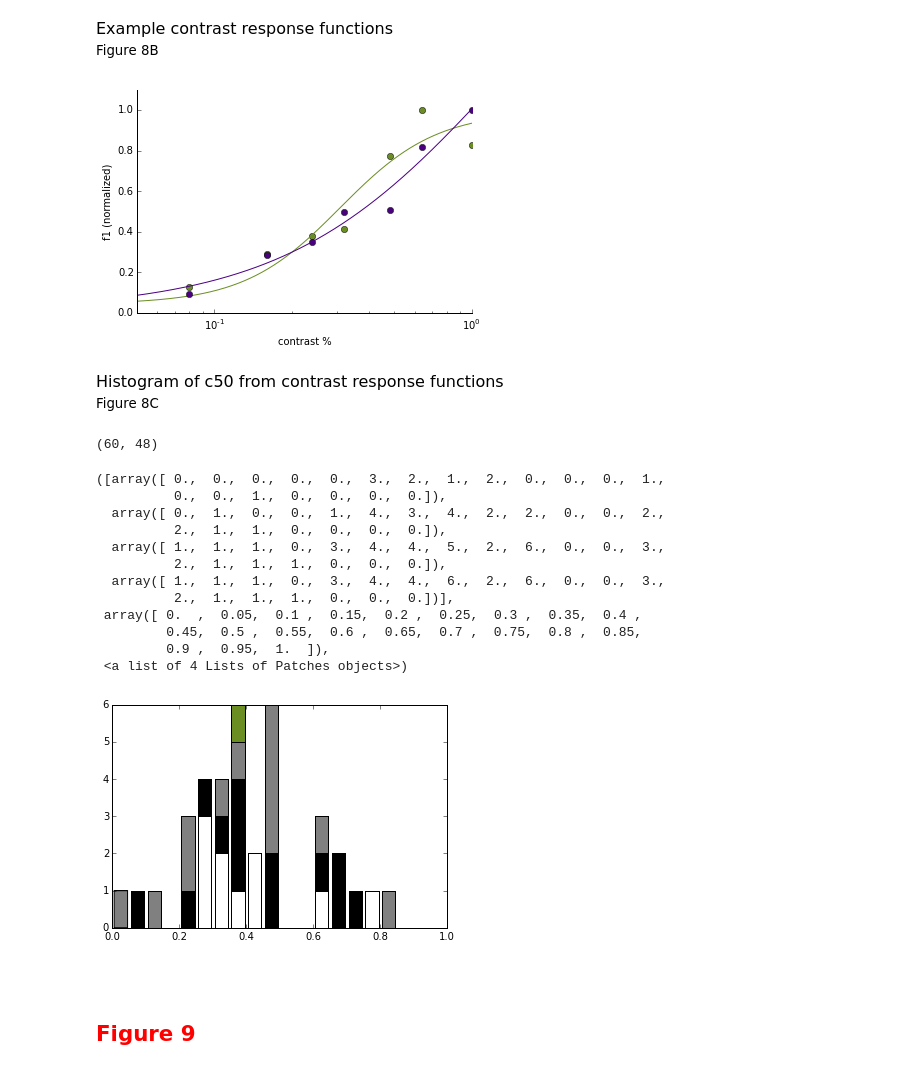
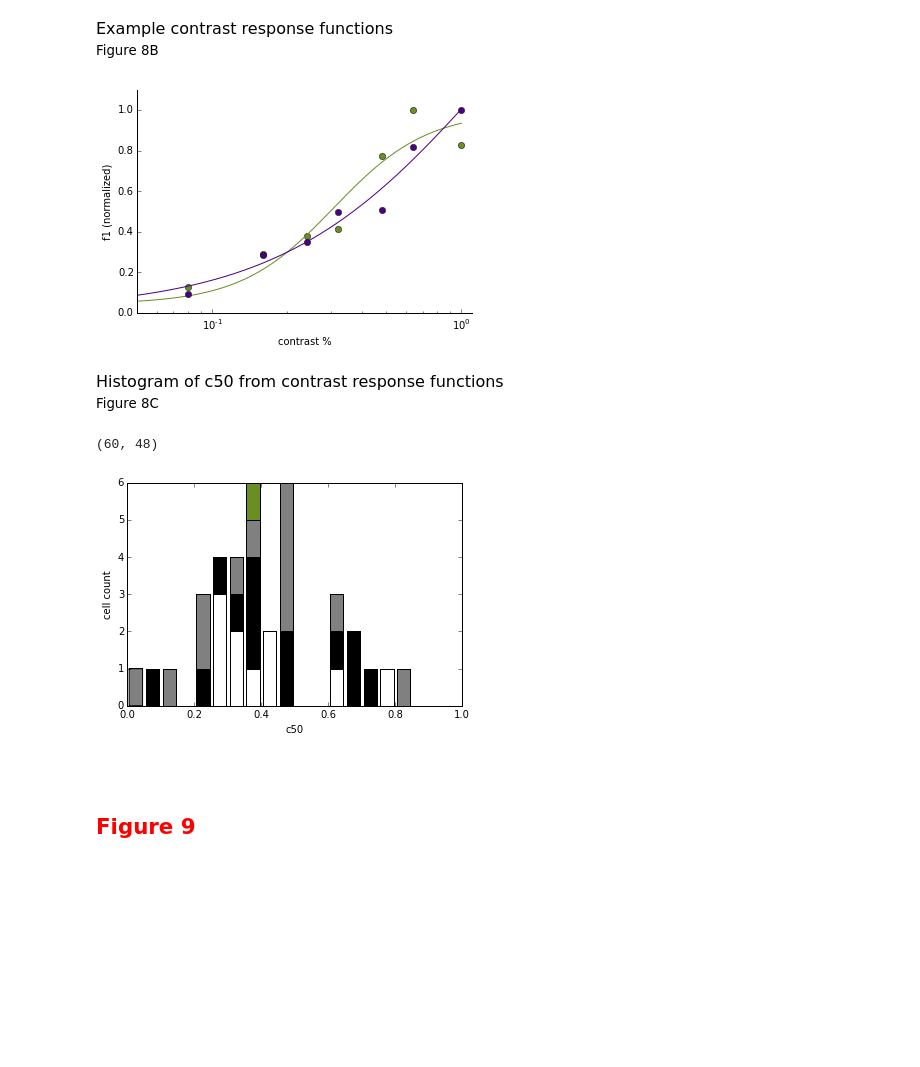
Before and after one commit to danieljdenman/mouse_chromatic, a Jupyter notebook: Denman2016_JNeurosci.ipynb, the cells around one changed output. Drawn from its saved outputs; the diff is of its cells as text; code cells hidden in the pictures; blank space fills up the shorter version.

```diff
--- a/Denman2016_JNeurosci.ipynb
+++ b/Denman2016_JNeurosci.ipynb
@@ -1565,38 +1567,31 @@ plt.plot(xp,pxp/np.max(f1s_u),'k-',color=UV,linewidth=1)
 plt.ylim(0,1.1)
 plt.ylabel('f1 (normalized)')
 plt.xlabel('contrast %')
-plt.xscale('log');plt.xlim(0.05,1)
+plt.xscale('log');plt.xlim(0.05,1.1)
 cleanAxes(plt.gca(),leftLabels=True,bottomLabels=True)
+plt.gcf().savefig(os.path.join(path_to_data,'8B.eps'),format='eps')
+plt.gcf().savefig(os.path.join(path_to_data,'8B.tiff'),format='tiff',dpi=300)
 # %% [output]
-[figure, old version]
+[figure, new version]
 # %% [markdown]
 <div style="font-size:12pt;color:#000000">Histogram of c50 from contrast response functions</div>
 <div style="font-size:10pt;color:#000000"> Figure 8C</div>
 # %%
-df2 = df[df.contrast_r2_g > 0.6]
+df2 = df[df.contrast_r2_g > 0.60]
 print df2.shape
 
-plt.hist([df2.contrast_c50_g[df2.exchange_class=='ON'],
+f=plt.hist([df2.contrast_c50_g[df2.exchange_class=='ON'],
           df2.contrast_c50_g[df2.exchange_class=='OFF'],
          df2.contrast_c50_g[df2.exchange_class=='ONOFF'],
          df2.contrast_c50_g[df2.exchange_class=='color']],
          range=(0,1),bins=20,color=['#FFFFFF','#000000','grey',Green],
         histtype='barstacked')
+plt.ylabel('cell count')
+plt.xlabel('c50')
+plt.gcf().savefig(os.path.join(path_to_data,'8C.eps'),format='eps')
 # %% [output]
 (60, 48)
-([array([ 0.,  0.,  0.,  0.,  0.,  3.,  2.,  1.,  2.,  0.,  0.,  0.,  1.,
-          0.,  0.,  1.,  0.,  0.,  0.,  0.]),
-  array([ 0.,  1.,  0.,  0.,  1.,  4.,  3.,  4.,  2.,  2.,  0.,  0.,  2.,
-          2.,  1.,  1.,  0.,  0.,  0.,  0.]),
-  array([ 1.,  1.,  1.,  0.,  3.,  4.,  4.,  5.,  2.,  6.,  0.,  0.,  3.,
-          2.,  1.,  1.,  1.,  0.,  0.,  0.]),
-  array([ 1.,  1.,  1.,  0.,  3.,  4.,  4.,  6.,  2.,  6.,  0.,  0.,  3.,
-          2.,  1.,  1.,  1.,  0.,  0.,  0.])],
- array([ 0.  ,  0.05,  0.1 ,  0.15,  0.2 ,  0.25,  0.3 ,  0.35,  0.4 ,
-         0.45,  0.5 ,  0.55,  0.6 ,  0.65,  0.7 ,  0.75,  0.8 ,  0.85,
-         0.9 ,  0.95,  1.  ]),
- <a list of 4 Lists of Patches objects>)
-[figure, old version]
+[figure, new version]
 # %% [markdown]
 <br></br>
 <br></br>
```
Also changed, not shown: parts of 2 cells of this notebook.
